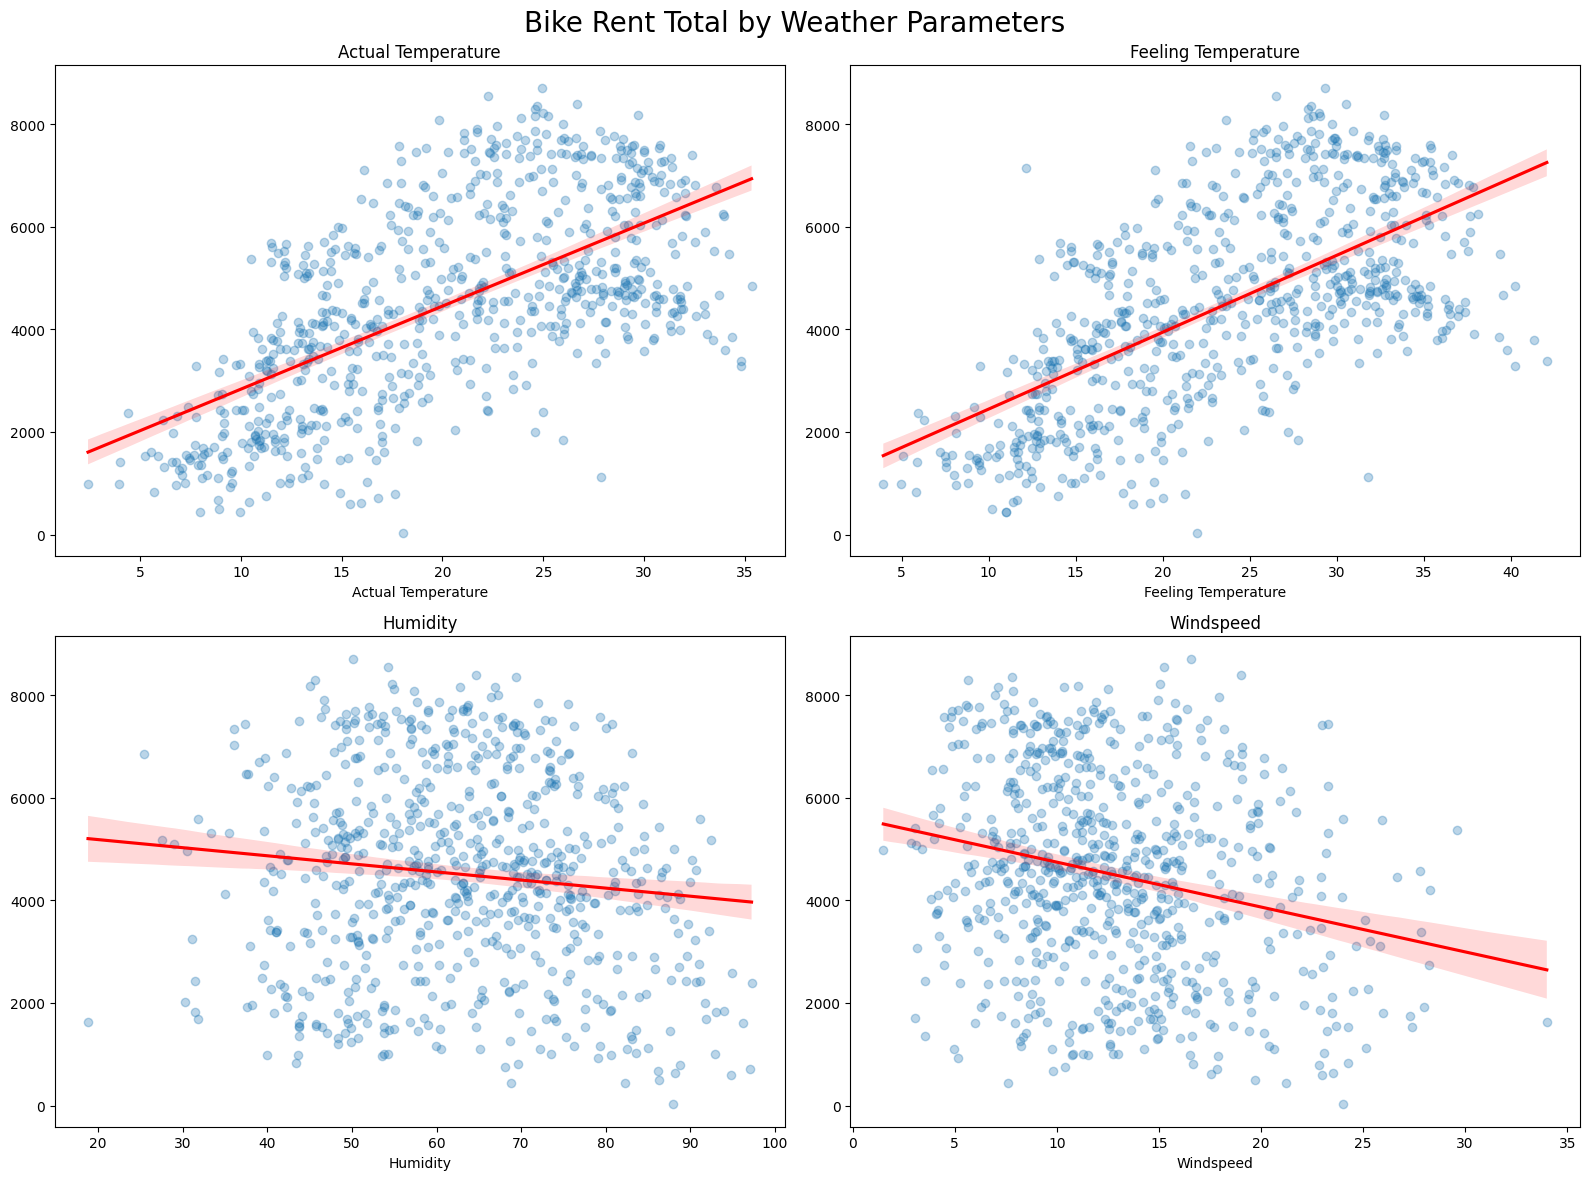
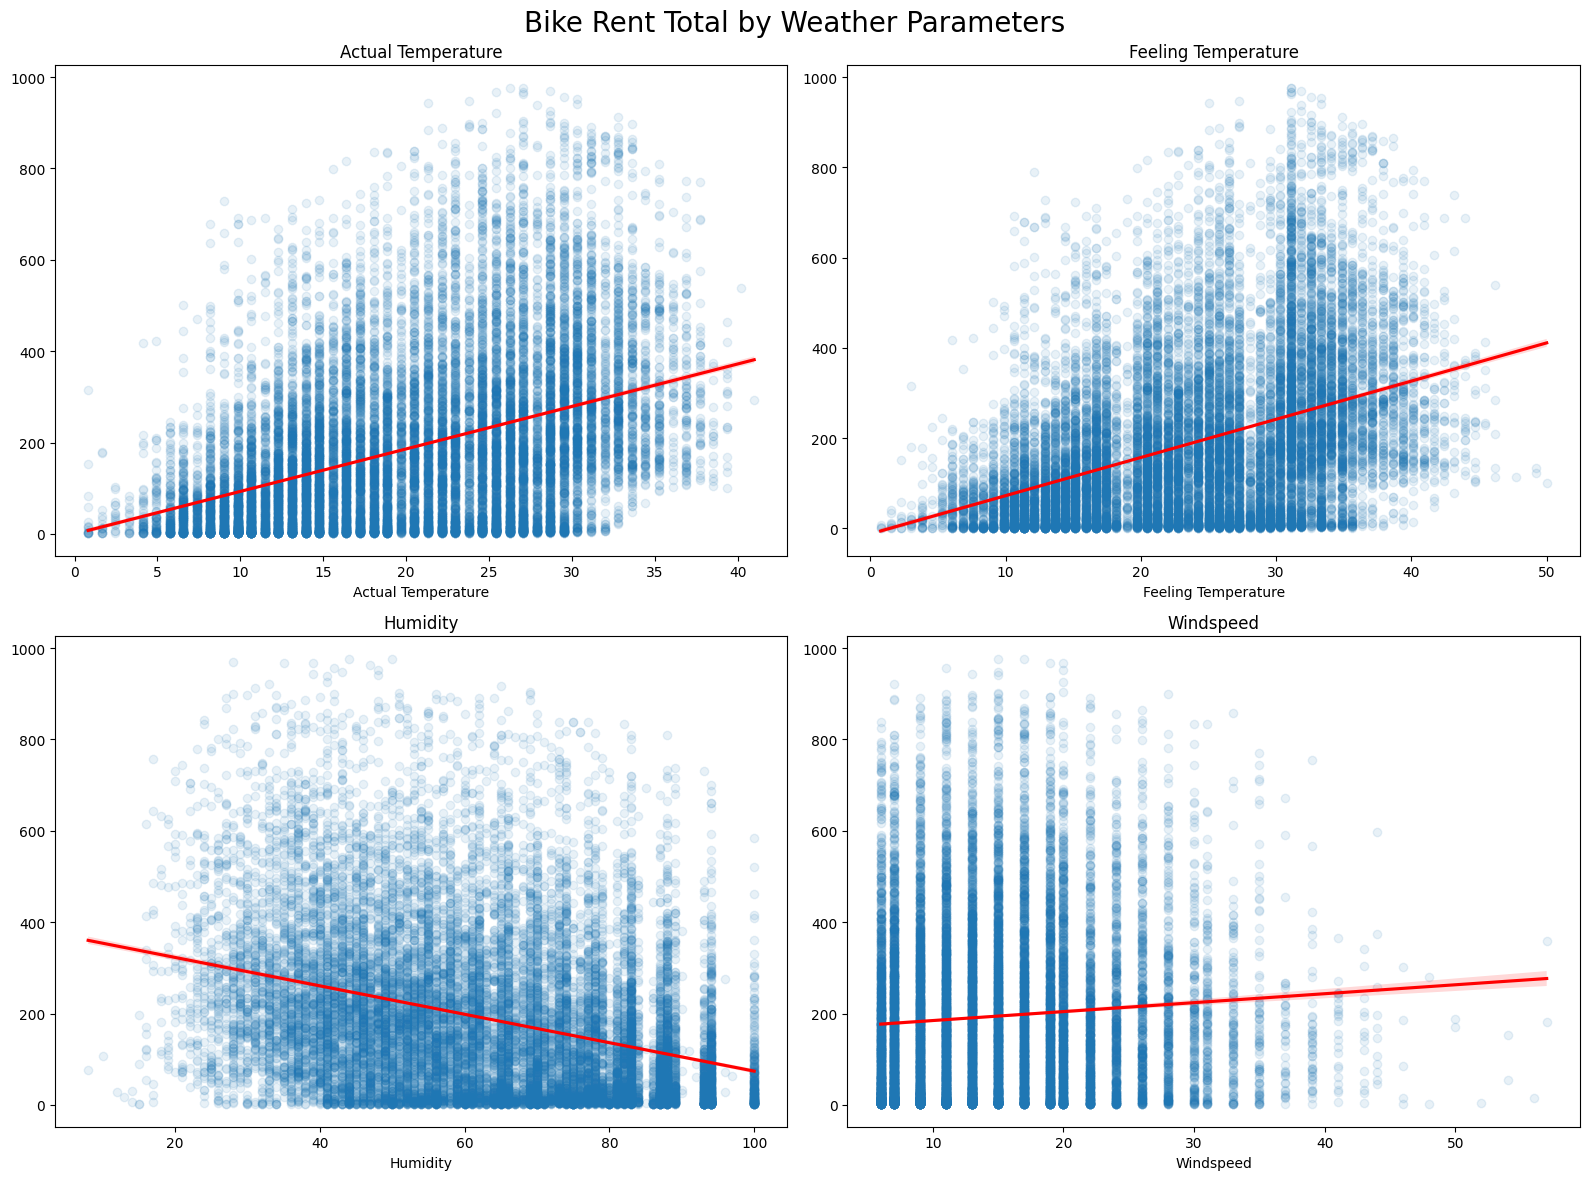
The notebook cell's code change between the first figure and the second:
--- before
+++ after
@@ -9,5 +9,5 @@
 for i, (params, label) in enumerate(weather_params.items()):
     plt.subplot(2, 2, i + 1)
-    sns.regplot(x=params, y='cnt', data=day_df[day_df[params] != 0], scatter_kws={'alpha': 0.3}, line_kws={'color': 'red'})
+    sns.regplot(x=params, y='cnt', data=hour_df[hour_df[params] != 0], scatter_kws={'alpha': 0.1}, line_kws={'color': 'red'})
     plt.title(f'{label}')
     plt.xlabel(label)

Commit: change some visualization dataset from day to hour